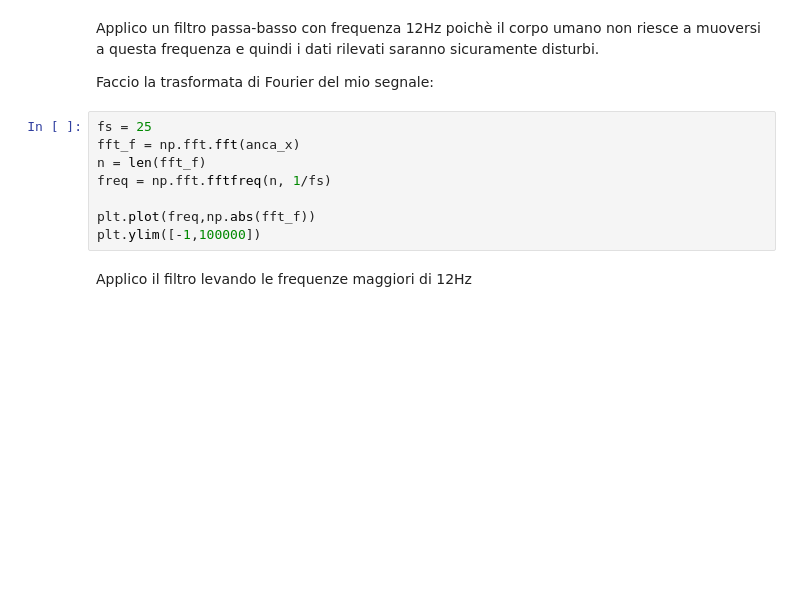
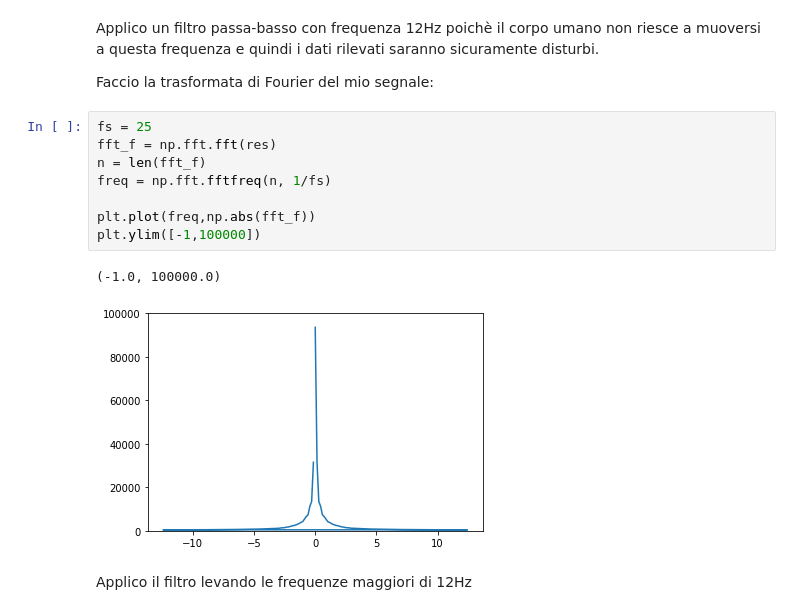
Before and after one commit to LoScarro/Fondamenti-di-Elaborazione-di-Segnali-e-Immagini, a Jupyter notebook: Pazienti/labo.ipynb, the cells around one changed output. Cells and saved outputs as stored; diff of their text form; blank space fills up the shorter version.

```diff
--- a/Pazienti/labo.ipynb
+++ b/Pazienti/labo.ipynb
@@ -116,12 +114,15 @@ Applico un filtro passa-basso con frequenza 12Hz poichè il corpo umano non ries
 Faccio la trasformata di Fourier del mio segnale:
 # %%
 fs = 25
-fft_f = np.fft.fft(anca_x)
+fft_f = np.fft.fft(res)
 n = len(fft_f)
 freq = np.fft.fftfreq(n, 1/fs)
 
 plt.plot(freq,np.abs(fft_f))
 plt.ylim([-1,100000])
+# %% [output]
+(-1.0, 100000.0)
+[figure, added]
 # %% [markdown]
 Applico il filtro levando le frequenze maggiori di 12Hz
 # %%
```
Also changed, not shown: parts of 23 cells of this notebook, 1 other file.
